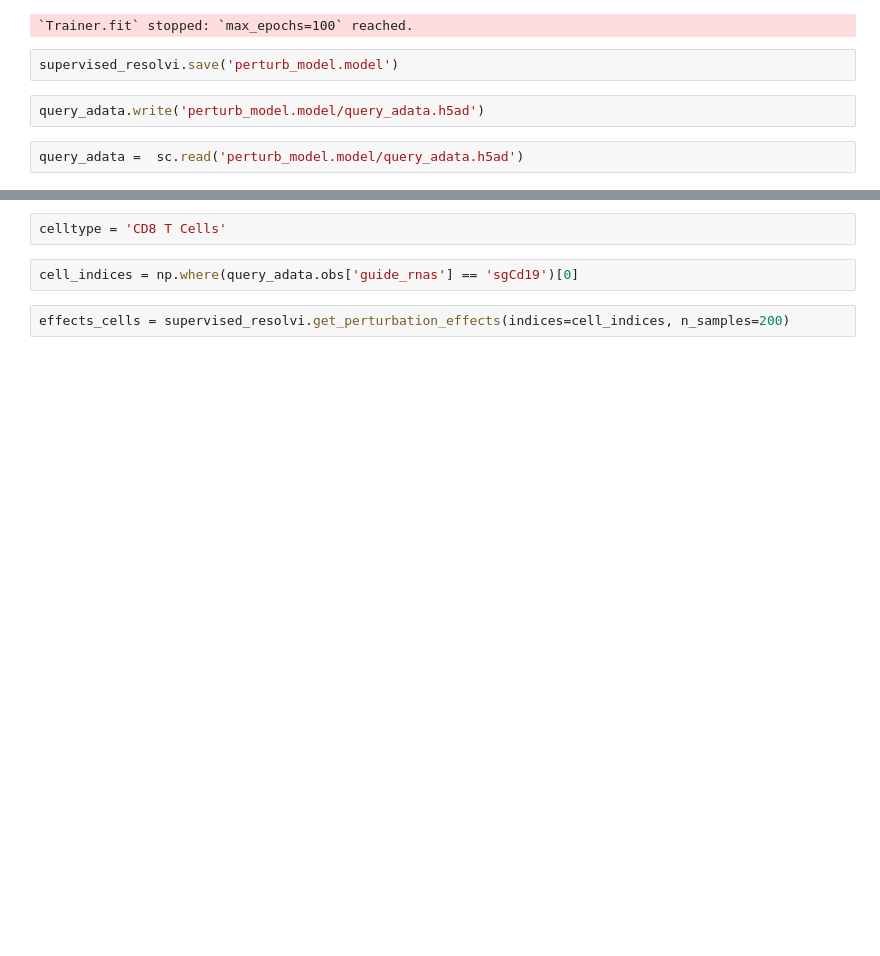
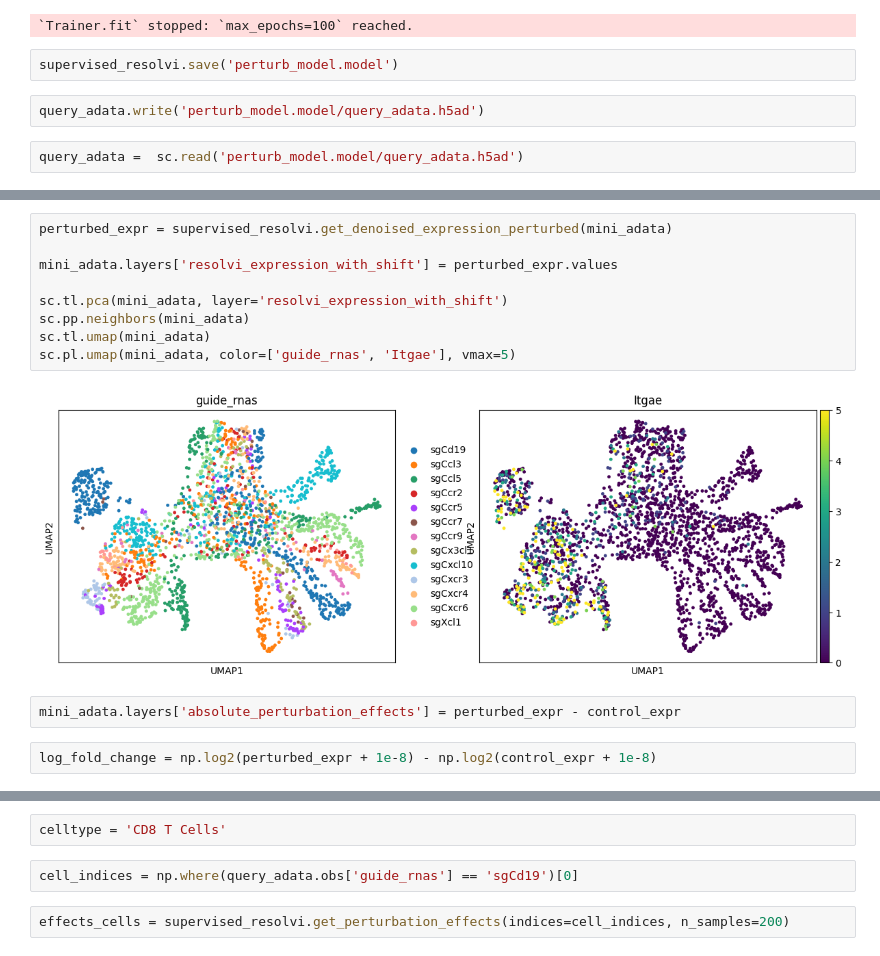
Before and after one commit to amonell/scvi-tools, a Jupyter notebook: resolve_perurb_tests/test1.ipynb, the cells around one changed output, grey strips where cells are left out. Saved outputs shown, nothing was run; the diff lists cells and outputs as text; blank space fills up the shorter version.

```diff
--- a/resolve_perurb_tests/test1.ipynb
+++ b/resolve_perurb_tests/test1.ipynb
@@ -85,0 +114,15 @@ LOCAL_RANK: 0 - CUDA_VISIBLE_DEVICES: [0]
+# %%
+perturbed_expr = supervised_resolvi.get_denoised_expression_perturbed(mini_adata)
+
+mini_adata.layers['resolvi_expression_with_shift'] = perturbed_expr.values
+
+sc.tl.pca(mini_adata, layer='resolvi_expression_with_shift')
+sc.pp.neighbors(mini_adata)
+sc.tl.umap(mini_adata)
+sc.pl.umap(mini_adata, color=['guide_rnas', 'Itgae'], vmax=5)
+# %% [output]
+[figure, added]
+# %%
+mini_adata.layers['absolute_perturbation_effects'] = perturbed_expr - control_expr
+# %%
+log_fold_change = np.log2(perturbed_expr + 1e-8) - np.log2(control_expr + 1e-8)
```
Also changed, not shown: parts of 7 cells of this notebook, 2 other files.
